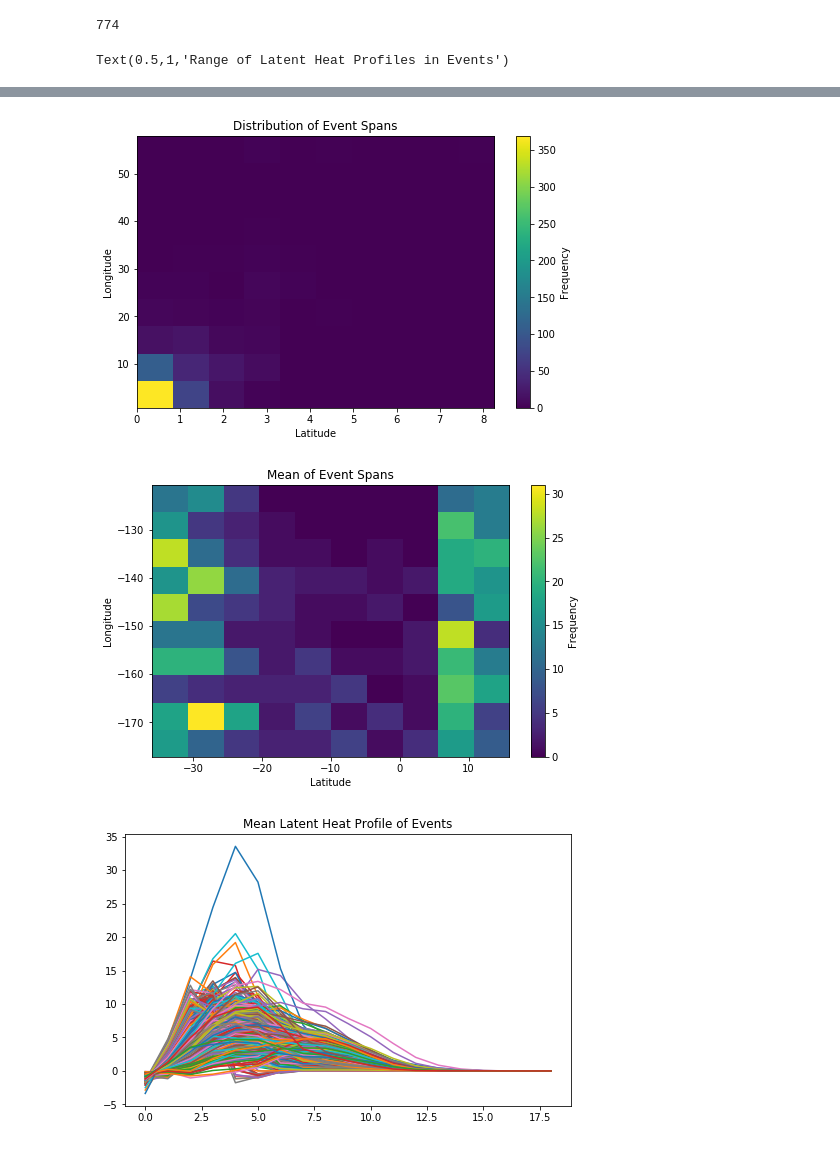
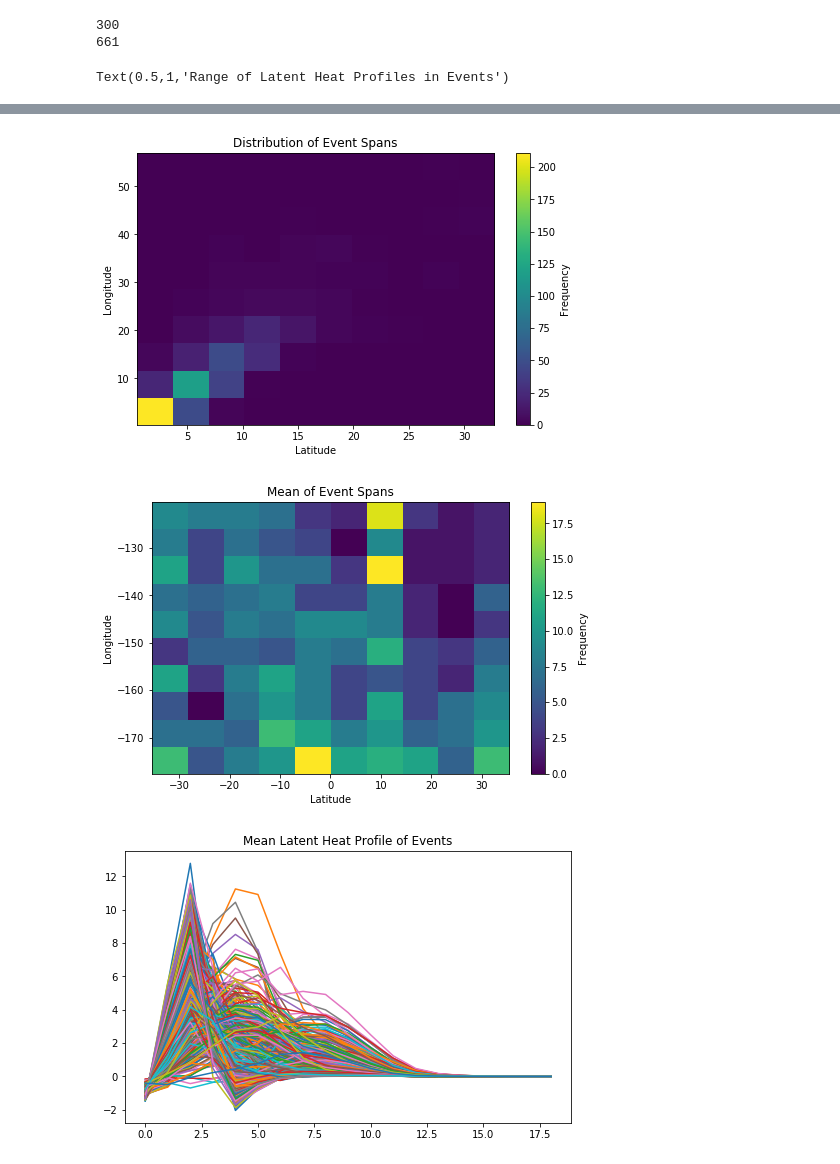
Before and after one commit to pshivraj/Precip_eScience, a Jupyter notebook: Plot Clustering Results.ipynb, the cells around one changed output, grey strips where cells are left out. Saved outputs shown, nothing was run; the diff lists cells and outputs as text; code cells hidden in the pictures.

```diff
--- a/Plot Clustering Results.ipynb
+++ b/Plot Clustering Results.ipynb
@@ -104,15 +104,17 @@ for obj in bucket.objects.filter(Delimiter='', Prefix='Trmm/EPO/*Clustered_Data*
 # %%
-file = xr.open_dataset('/Users/lauren/Downloads/2000_08Clusted_Data.nc4')
+file = xr.open_dataset('S3_downloads/2000_08Clustered_Data.nc4')
 Data = file.Data.data #[delta_time, lat, lon, surface_rain, latent heat profile]
 labels = file.Labels.data
 Time = file.time.data
-
-n_clusters_ = len(set(labels)) - (1 if -1 in labels else 0)
+print(file.eps)
+num_clusters_ = np.unique(labels)
+num_clusters_ = num_clusters_[num_clusters_>-1]
+n_clusters_ = len(num_clusters_)
 print(n_clusters_)
 cluster_spans = np.zeros((len(Data[0,:]),n_clusters_))
 cluster_means = np.zeros((len(Data[0,:]),n_clusters_))
 for i in range(n_clusters_):
-    cluster = Data[labels==i,:]
+    cluster = Data[labels==num_clusters_[i],:]
     cluster_spans[:,i] = np.amax(cluster,axis=0)-np.amin(cluster,axis=0)
     cluster_means[:,i] = np.nanmean(cluster,axis=0)
 
@@ -157,5 +159,6 @@ fig = plt.figure(figsize=(8,5))
 plt.plot(cluster_spans[4:,:]);
 plt.title('Range of Latent Heat Profiles in Events')
 # %% [output]
-774
+300
+661
 Text(0.5,1,'Range of Latent Heat Profiles in Events')
@@ -165,3 +168,3 @@ Text(0.5,1,'Range of Latent Heat Profiles in Events')
-[figure, old version]
+[figure, new version]
-[figure, old version]
+[figure, new version]
-[figure, old version]
+[figure, new version]
```
Also changed, not shown: parts of 7 cells of this notebook.
